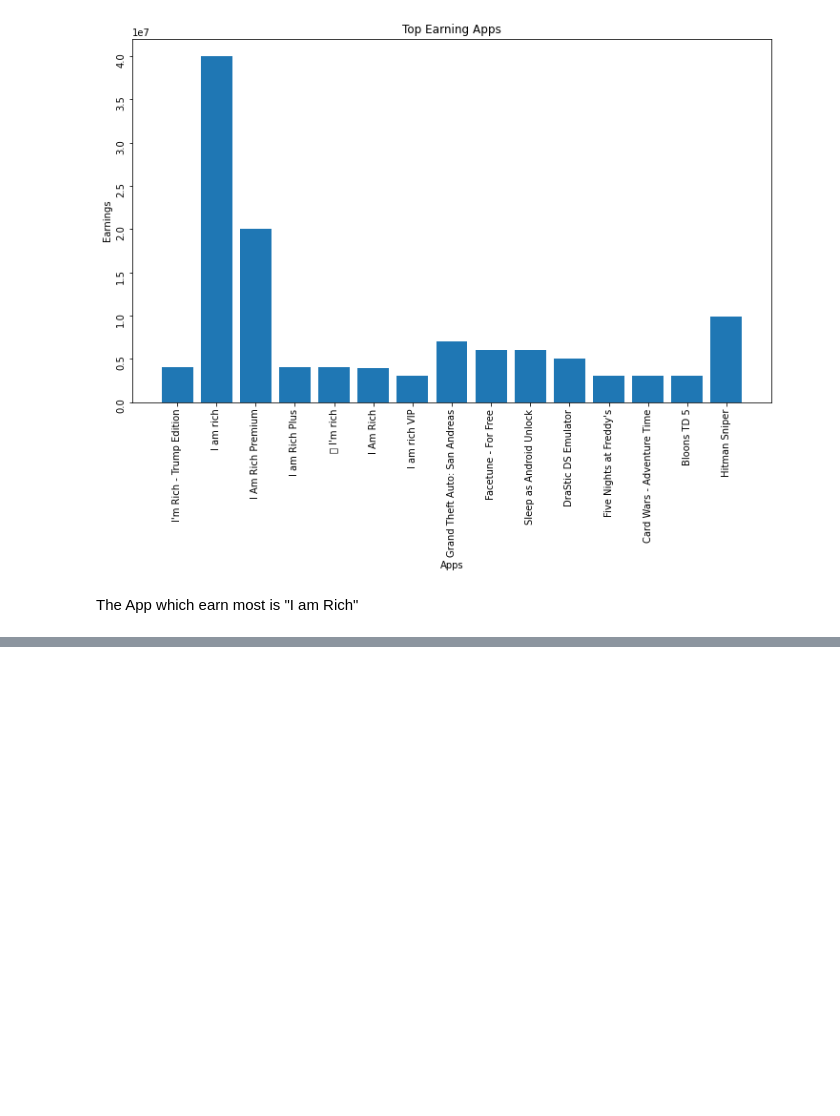
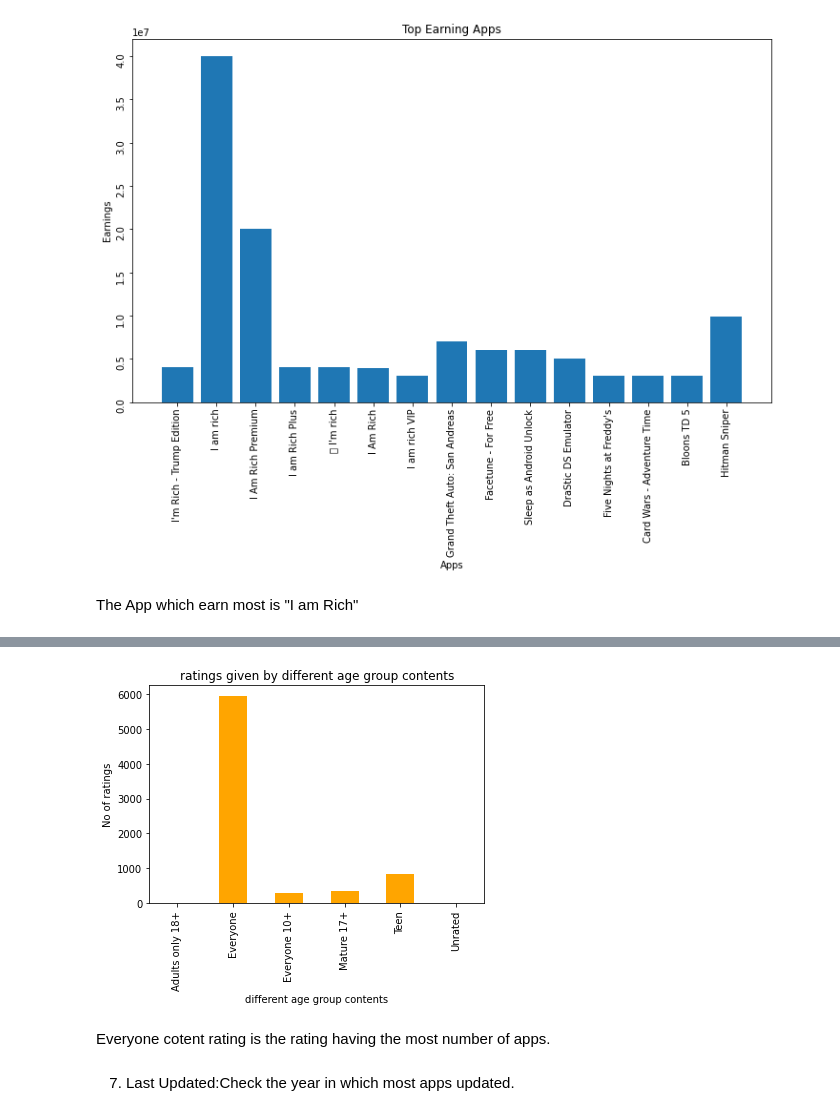
Before and after one commit to abhilasha8/play_store_app_review_analysis, a Jupyter notebook: Play_Store_App_Review_Analysis_Capstone_Project.ipynb, the cells around one changed output, grey strips where cells are left out. Cells and saved outputs as stored; diff of their text form; code cells hidden in the pictures; blank space fills up the shorter version.

```diff
--- a/Play_Store_App_Review_Analysis_Capstone_Project.ipynb
+++ b/Play_Store_App_Review_Analysis_Capstone_Project.ipynb
@@ -548,0 +588,14 @@ The App which earn most is "I am Rich"
+# %%
+# Plot the number of apps by different age group
+df1=ps_df.groupby(['Content Rating'])['Rating'].count()
+df1.plot.bar(color='orange')
+plt.title('ratings given by different age group contents')
+plt.ylabel('No of ratings')
+plt.xlabel('different age group contents')
+plt.show()
+# %% [output]
+[figure, added]
+# %% [markdown]
+Everyone cotent rating is the rating having the most number of apps.
+# %% [markdown]
+7. Last Updated:Check the year in which most apps updated.
```
Also changed, not shown: parts of 27 cells of this notebook.
